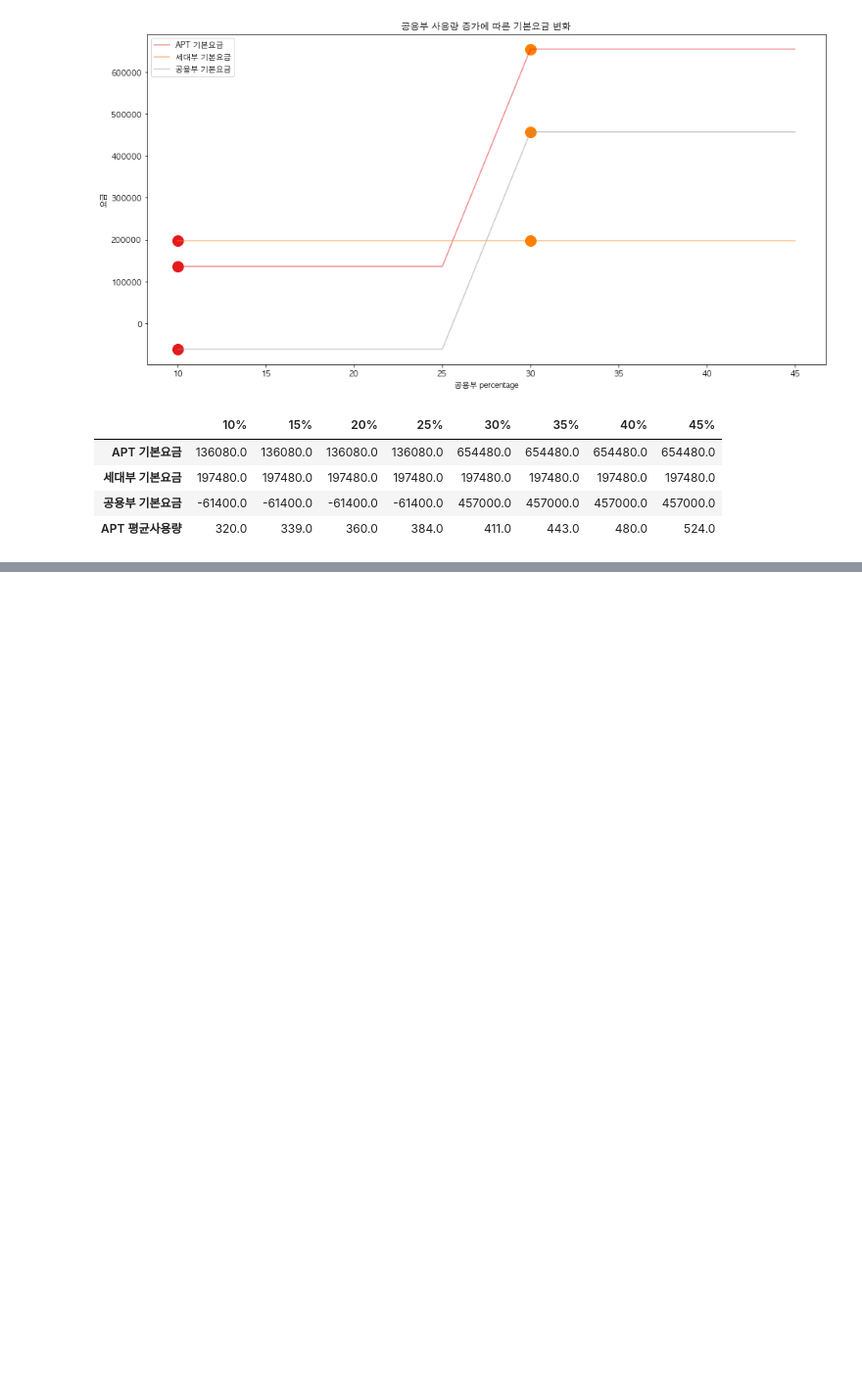
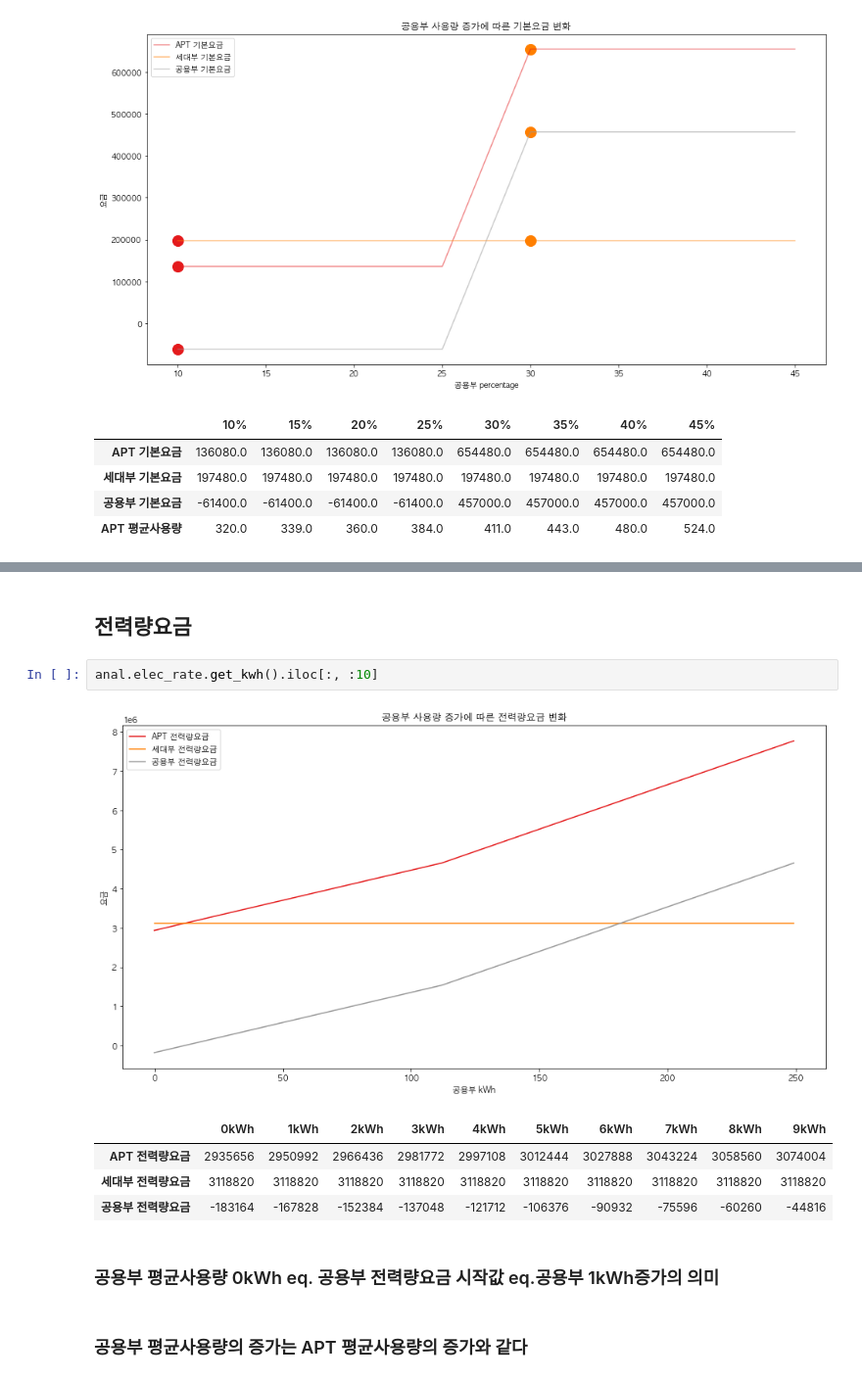
Before and after one commit to formegusto/what-is-public-fee, a Jupyter notebook: pt1.공용부의 전기요금 구성요소 Modularization.ipynb, the cells around one changed output, grey strips where cells are left out. Shown: that part at 98% size. Drawn from its saved outputs; the diff is of its cells as text; blank space fills up the shorter version.

Commit message:
Elec Rate Init

```diff
--- a/pt1.공용부의 전기요금 구성요소 Modularization.ipynb
+++ b/pt1.공용부의 전기요금 구성요소 Modularization.ipynb
@@ -79,0 +87,14 @@ result = anal.basic.get_step_count()
+# %% [markdown]
+## 전력량요금
+# %%
+anal.elec_rate.get_kwh().iloc[:, :10]
+# %% [output]
+[figure, added]
+|  | 0kWh | 1kWh | 2kWh | 3kWh | 4kWh | 5kWh | 6kWh | 7kWh | 8kWh | 9kWh |
+| APT 전력량요금 | 2935656 | 2950992 | 2966436 | 2981772 | 2997108 | 3012444 | 3027888 | 3043224 | 3058560 | 3074004 |
+| 세대부 전력량요금 | 3118820 | 3118820 | 3118820 | 3118820 | 3118820 | 3118820 | 3118820 | 3118820 | 3118820 | 3118820 |
+| 공용부 전력량요금 | -183164 | -167828 | -152384 | -137048 | -121712 | -106376 | -90932 | -75596 | -60260 | -44816 |
+# %% [markdown]
+### 공용부 평균사용량 0kWh eq. 공용부 전력량요금 시작값 eq.공용부 1kWh증가의 의미
+# %% [markdown]
+### 공용부 평균사용량의 증가는 APT 평균사용량의 증가와 같다
```
Also changed, not shown: parts of 8 cells of this notebook, 4 other files.
